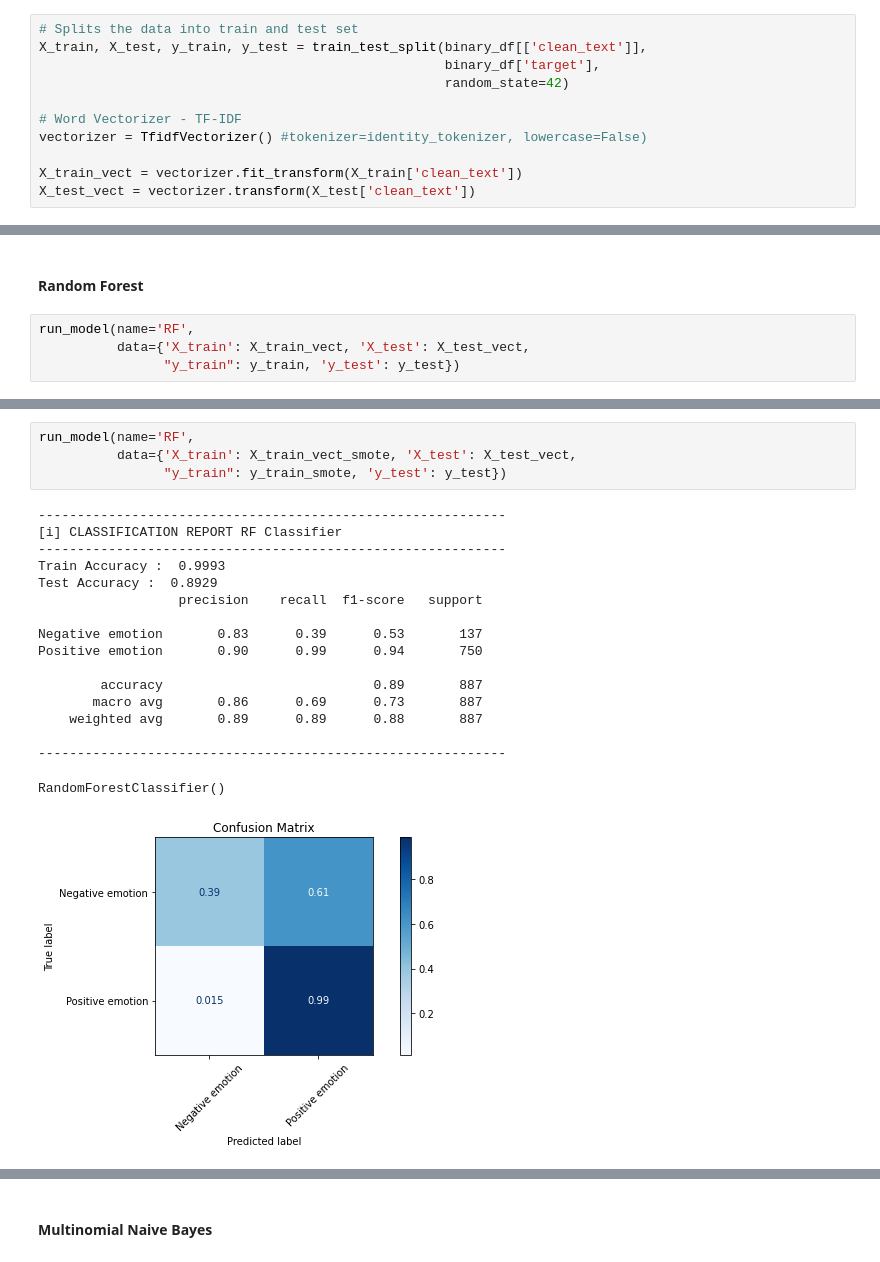
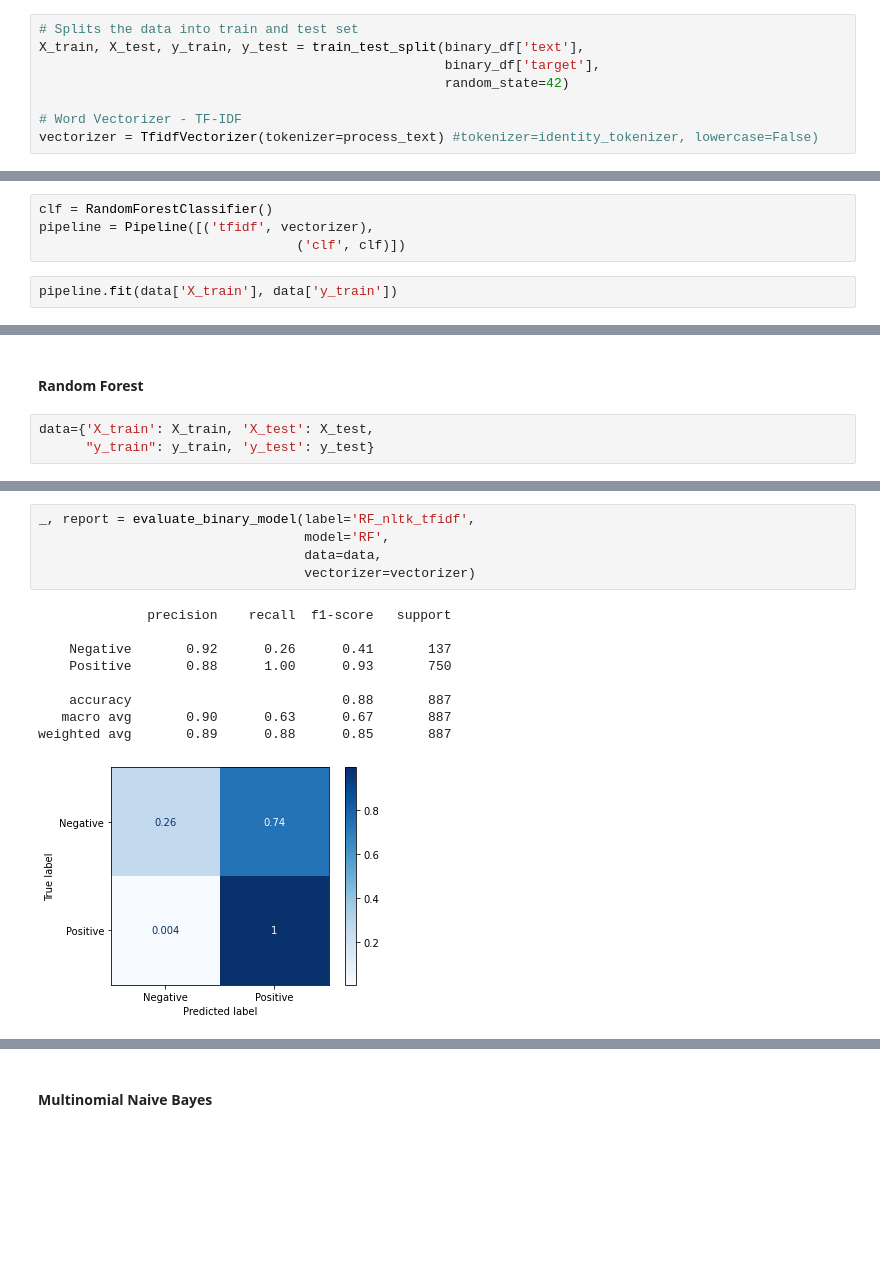
Before and after one commit to singsang2/dsc-mod-4-project-v2-1-onl01-dtsc-ft-070620, a Jupyter notebook: Tweet_sentiment_analysis.ipynb, the cells around one changed output, grey strips where cells are left out. Drawn from its saved outputs; the diff is of its cells as text; blank space fills up the shorter version.

```diff
--- a/Tweet_sentiment_analysis.ipynb
+++ b/Tweet_sentiment_analysis.ipynb
@@ -346,11 +372,8 @@ binary_df['clean_text'] = [process_text(x, stopwords_list=stopwords) for x in bi
 # %%
 # Splits the data into train and test set
-X_train, X_test, y_train, y_test = train_test_split(binary_df[['clean_text']],
+X_train, X_test, y_train, y_test = train_test_split(binary_df['text'],
                                                     binary_df['target'],
                                                     random_state=42)
 
 # Word Vectorizer - TF-IDF
-vectorizer = TfidfVectorizer() #tokenizer=identity_tokenizer, lowercase=False)
-
-X_train_vect = vectorizer.fit_transform(X_train['clean_text'])
-X_test_vect = vectorizer.transform(X_test['clean_text'])
+vectorizer = TfidfVectorizer(tokenizer=process_text) #tokenizer=identity_tokenizer, lowercase=False)
@@ -369,3 +387,9 @@ pd.Series(y_test).value_counts(1)
 Positive    0.845547
 Negative    0.154453
 Name: target, dtype: float64
+# %%
+clf = RandomForestClassifier()
+pipeline = Pipeline([('tfidf', vectorizer),
+                                 ('clf', clf)])
+# %%
+pipeline.fit(data['X_train'], data['y_train'])
@@ -431,6 +507,5 @@ def run_model(name, params=None, data=None, report=True, classes=['Negative emot
 # %% [markdown]
 #### Random Forest
 # %%
-run_model(name='RF',
-          data={'X_train': X_train_vect, 'X_test': X_test_vect,
-                "y_train": y_train, 'y_test': y_test})
+data={'X_train': X_train, 'X_test': X_test,
+      "y_train": y_train, 'y_test': y_test}
@@ -455,22 +512,15 @@ RandomForestClassifier()
-# %%
-run_model(name='RF',
-          data={'X_train': X_train_vect_smote, 'X_test': X_test_vect,
-                "y_train": y_train_smote, 'y_test': y_test})
-# %% [output]
-------------------------------------------------------------
-[i] CLASSIFICATION REPORT RF Classifier
-------------------------------------------------------------
-Train Accuracy :  0.9993
-Test Accuracy :  0.8929
-                  precision    recall  f1-score   support
-
-Negative emotion       0.83      0.39      0.53       137
-Positive emotion       0.90      0.99      0.94       750
-
-        accuracy                           0.89       887
-       macro avg       0.86      0.69      0.73       887
-    weighted avg       0.89      0.89      0.88       887
-
-------------------------------------------------------------
-RandomForestClassifier()
-[figure, removed]
+# %%
+_, report = evaluate_binary_model(label='RF_nltk_tfidf',
+                                  model='RF',
+                                  data=data,
+                                  vectorizer=vectorizer)
+# %% [output]
+              precision    recall  f1-score   support
+
+    Negative       0.92      0.26      0.41       137
+    Positive       0.88      1.00      0.93       750
+
+    accuracy                           0.88       887
+   macro avg       0.90      0.63      0.67       887
+weighted avg       0.89      0.88      0.85       887
+[figure, added]
```
Also changed, not shown: parts of 44 cells of this notebook, 3 other files.
